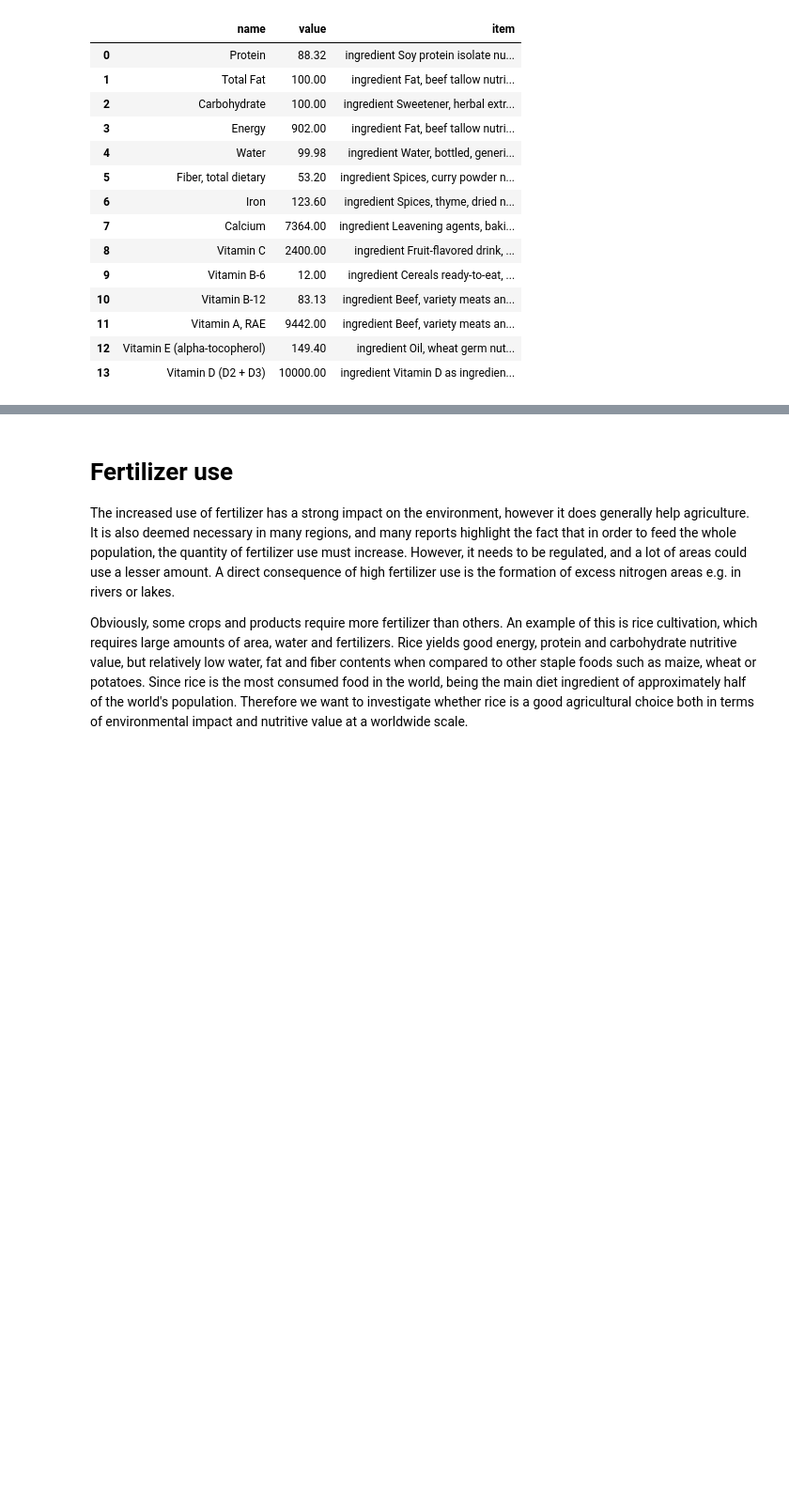
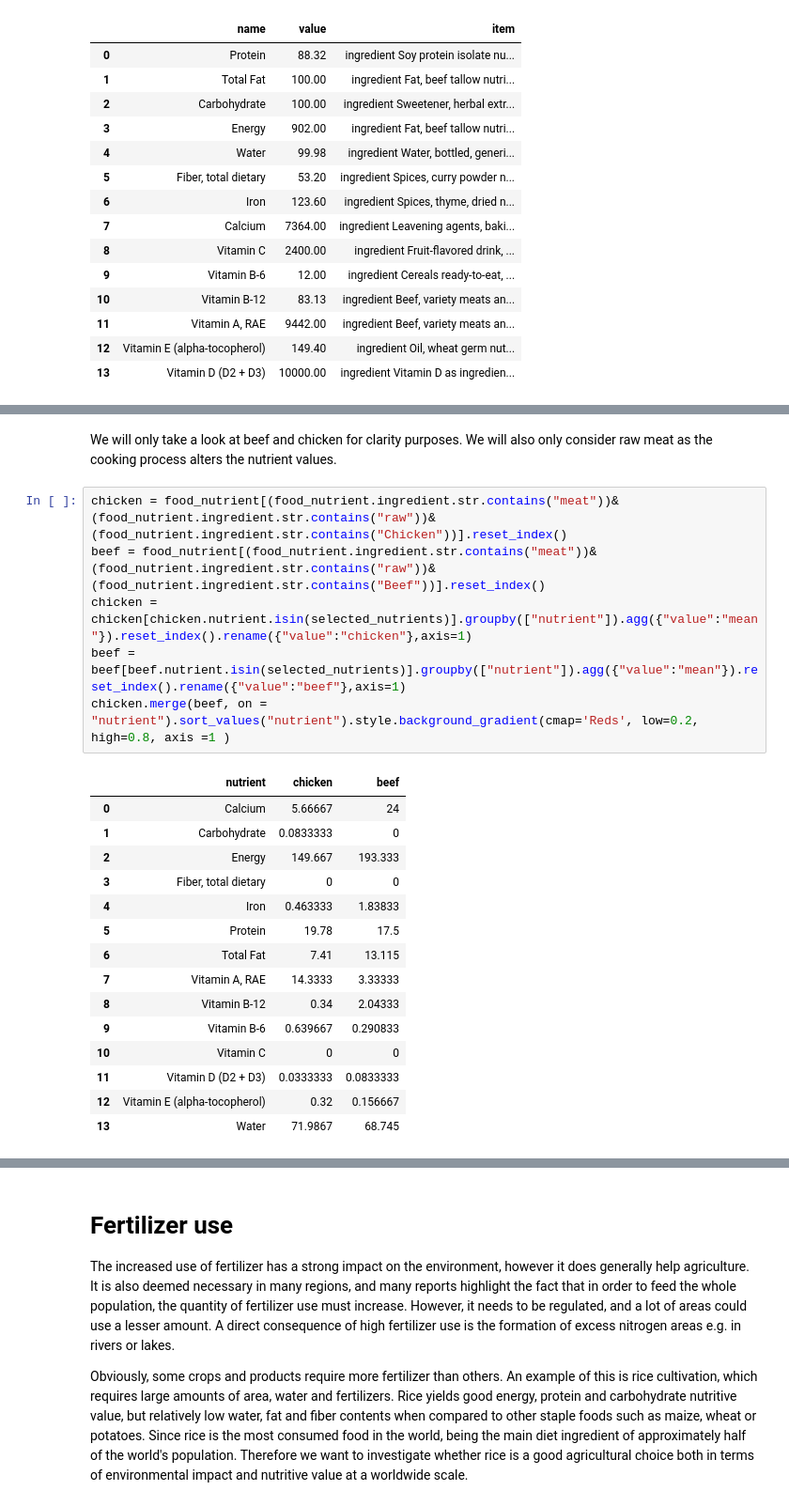
Before and after one commit to ChatPerche/ADA_Project, a Jupyter notebook: notebooks/nutrient_explanation.ipynb, the cells around one changed output, grey strips where cells are left out. Shown at 94% size. Saved outputs shown, nothing was run; the diff lists cells and outputs as text; blank space fills up the shorter version.

```diff
--- a/notebooks/nutrient_explanation.ipynb
+++ b/notebooks/nutrient_explanation.ipynb
@@ -175,0 +162,24 @@ df
+# %% [markdown]
+We will only take a look at beef and chicken for clarity purposes. We will also only consider raw meat as the cooking process alters the nutrient values.
+# %%
+chicken = food_nutrient[(food_nutrient.ingredient.str.contains("meat"))&(food_nutrient.ingredient.str.contains("raw"))&(food_nutrient.ingredient.str.contains("Chicken"))].reset_index()
+beef = food_nutrient[(food_nutrient.ingredient.str.contains("meat"))&(food_nutrient.ingredient.str.contains("raw"))&(food_nutrient.ingredient.str.contains("Beef"))].reset_index()
+chicken = chicken[chicken.nutrient.isin(selected_nutrients)].groupby(["nutrient"]).agg({"value":"mean"}).reset_index().rename({"value":"chicken"},axis=1)
+beef = beef[beef.nutrient.isin(selected_nutrients)].groupby(["nutrient"]).agg({"value":"mean"}).reset_index().rename({"value":"beef"},axis=1)
+chicken.merge(beef, on = "nutrient").sort_values("nutrient").style.background_gradient(cmap='Reds', low=0.2, high=0.8, axis =1 )
+# %% [output]
+|  | nutrient | chicken | beef |
+| 0 | Calcium | 5.66667 | 24 |
+| 1 | Carbohydrate | 0.0833333 | 0 |
+| 2 | Energy | 149.667 | 193.333 |
+| 3 | Fiber, total dietary | 0 | 0 |
+| 4 | Iron | 0.463333 | 1.83833 |
+| 5 | Protein | 19.78 | 17.5 |
+| 6 | Total Fat | 7.41 | 13.115 |
+| 7 | Vitamin A, RAE | 14.3333 | 3.33333 |
+| 8 | Vitamin B-12 | 0.34 | 2.04333 |
+| 9 | Vitamin B-6 | 0.639667 | 0.290833 |
+| 10 | Vitamin C | 0 | 0 |
+| 11 | Vitamin D (D2 + D3) | 0.0333333 | 0.0833333 |
+| 12 | Vitamin E (alpha-tocopherol) | 0.32 | 0.156667 |
+| 13 | Water | 71.9867 | 68.745 |
```
Also changed, not shown: parts of 16 cells of this notebook.
